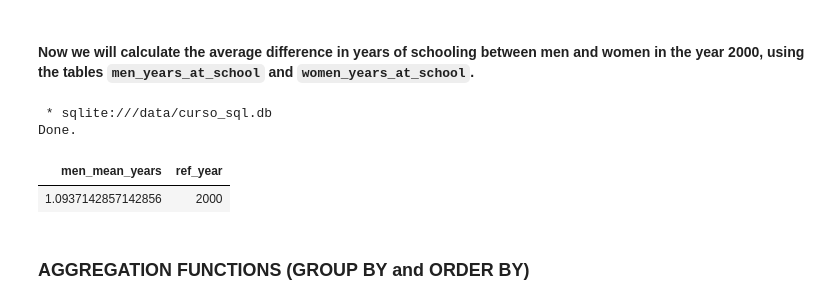
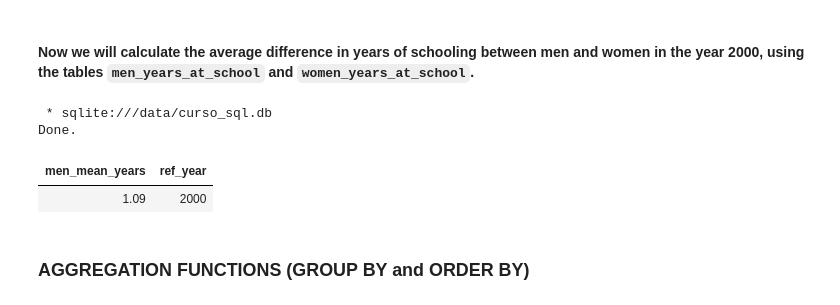
Before and after one commit to grbarbosa3/SQL-Journey, a Jupyter notebook: SQL_Notes.ipynb, the cells around one changed output. Saved outputs shown, nothing was run; the diff lists cells and outputs as text; code cells hidden in the pictures.

```diff
--- a/SQL_Notes.ipynb
+++ b/SQL_Notes.ipynb
@@ -555,16 +555,16 @@ WHERE ai.ref_year = 2019
 # %%
 %%sql
 
-SELECT AVG(myas.mean_years-wyas.mean_years) AS men_mean_years,
+SELECT ROUND(AVG(myas.mean_years-wyas.mean_years),2) AS men_mean_years,
 	   myas.ref_year
 FROM men_years_at_school myas
 JOIN women_years_at_school wyas ON myas.country=wyas.country AND myas.ref_year=wyas.ref_year
 WHERE myas.ref_year = 2000
 # %% [output]
  * sqlite:///data/curso_sql.db
 Done.
 | men_mean_years | ref_year |
-| 1.0937142857142856 | 2000 |
+| 1.09 | 2000 |
 # %% [markdown]
 ### AGGREGATION FUNCTIONS (GROUP BY and ORDER BY)
 # %% [markdown]
```
Also changed, not shown: parts of 1 cell of this notebook, 1 other file.
